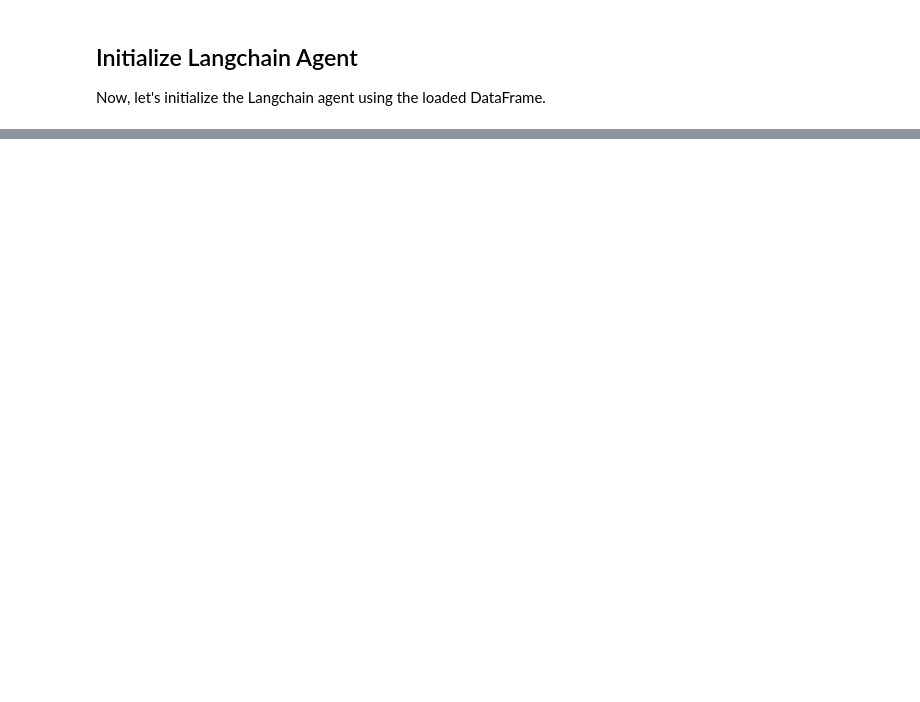
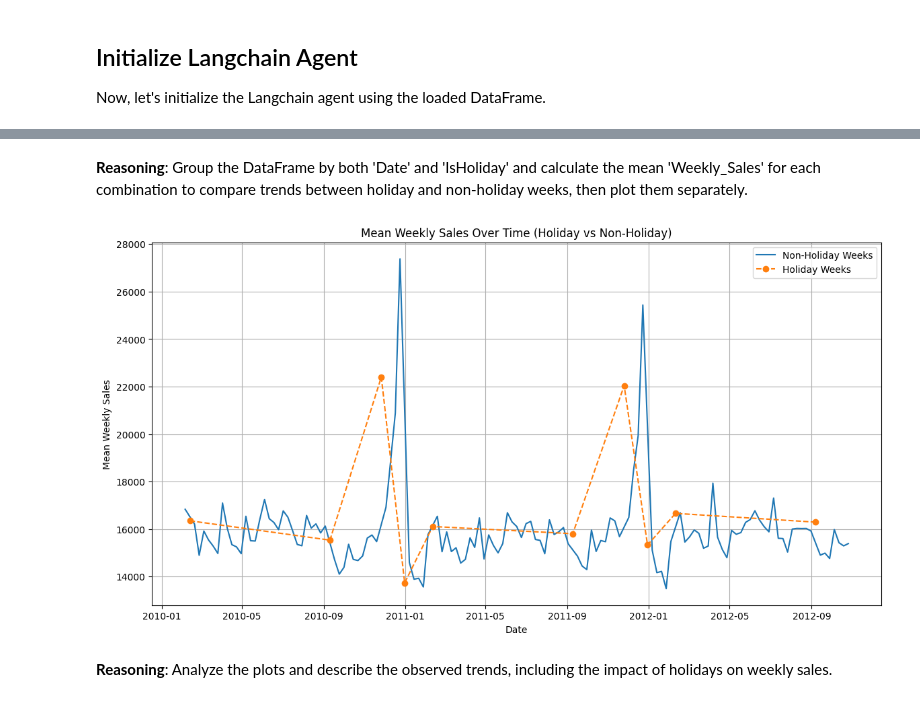
Before and after one commit to Nivi23-ammu/Open-Repository, a Jupyter notebook: M2_Assignment_Data_Analysis_with_LLM.ipynb, the cells around one changed output, grey strips where cells are left out. Saved outputs shown, nothing was run; the diff lists cells and outputs as text; code cells hidden in the pictures; blank space fills up the shorter version.

```diff
--- a/M2_Assignment_Data_Analysis_with_LLM.ipynb
+++ b/M2_Assignment_Data_Analysis_with_LLM.ipynb
@@ -70,0 +235,26 @@ SecretNotFoundError: Secret OPENAI_API_KEY does not exist.
+# %% [markdown]
+**Reasoning**:
+Group the DataFrame by both 'Date' and 'IsHoliday' and calculate the mean 'Weekly_Sales' for each combination to compare trends between holiday and non-holiday weeks, then plot them separately.
+# %%
+# Group by Date and IsHoliday and calculate mean Weekly_Sales
+mean_weekly_sales_by_date_holiday = df.groupby(['Date', 'IsHoliday'])['Weekly_Sales'].mean().reset_index()
+
+# Separate data for holiday and non-holiday weeks
+holiday_sales = mean_weekly_sales_by_date_holiday[mean_weekly_sales_by_date_holiday['IsHoliday'] == True]
+non_holiday_sales = mean_weekly_sales_by_date_holiday[mean_weekly_sales_by_date_holiday['IsHoliday'] == False]
+
+# Plot mean Weekly_Sales over time for holiday and non-holiday weeks
+plt.figure(figsize=(14, 7))
+plt.plot(non_holiday_sales['Date'], non_holiday_sales['Weekly_Sales'], label='Non-Holiday Weeks')
+plt.plot(holiday_sales['Date'], holiday_sales['Weekly_Sales'], label='Holiday Weeks', marker='o', linestyle='--')
+plt.title('Mean Weekly Sales Over Time (Holiday vs Non-Holiday)')
+plt.xlabel('Date')
+plt.ylabel('Mean Weekly Sales')
+plt.legend()
+plt.grid(True)
+plt.show()
+# %% [output]
+[figure, added]
+# %% [markdown]
+**Reasoning**:
+Analyze the plots and describe the observed trends, including the impact of holidays on weekly sales.
```
Also changed, not shown: parts of 116 cells of this notebook.
